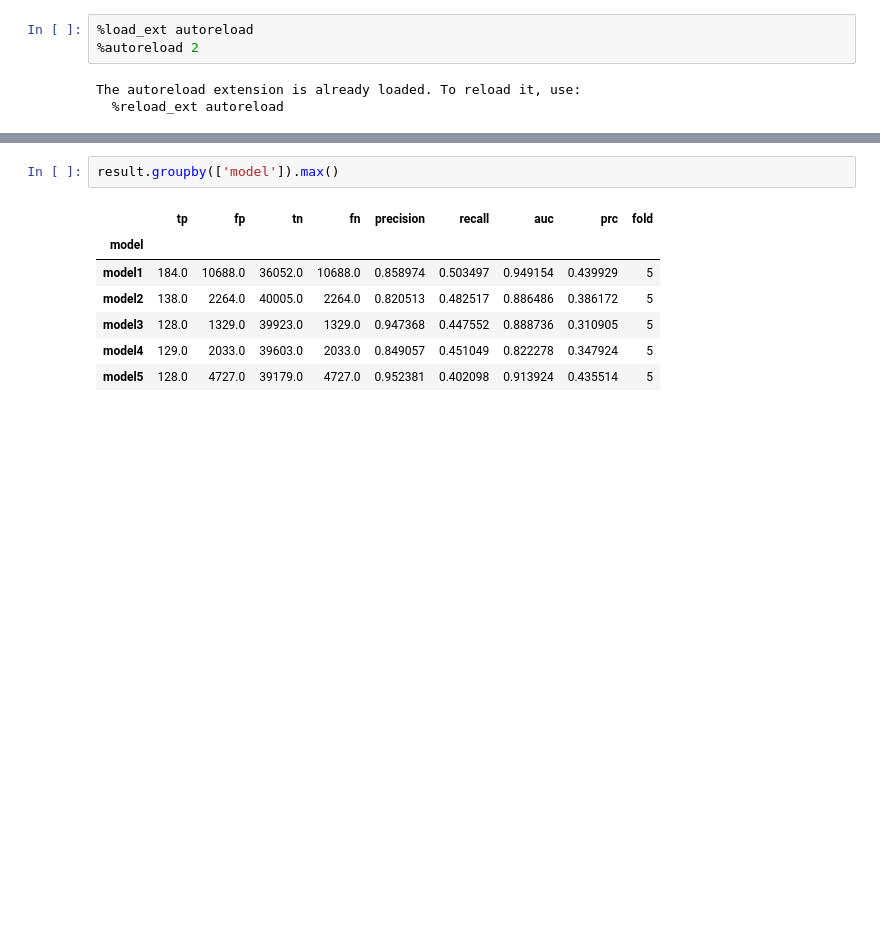
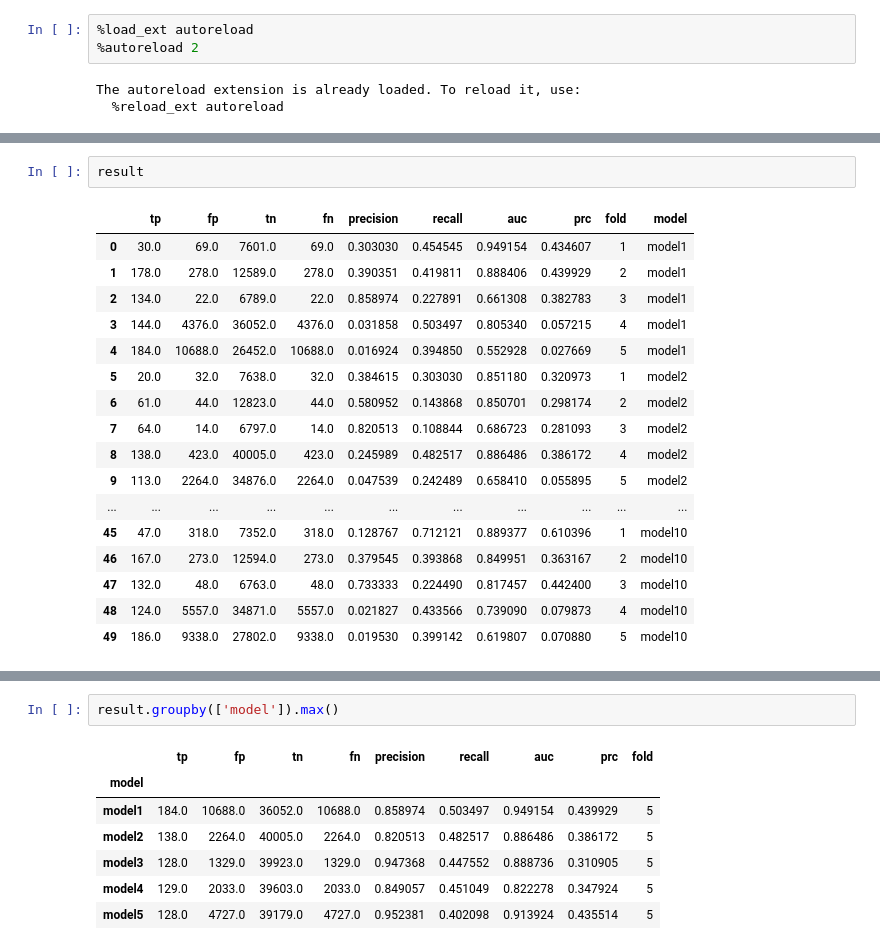
Before and after one commit to liyupeng111/2023_IRES, a Jupyter notebook: IRES_classification.ipynb, the cells around one changed output, grey strips where cells are left out. Drawn from its saved outputs; the diff is of its cells as text; blank space fills up the shorter version.

```diff
--- a/IRES_classification.ipynb
+++ b/IRES_classification.ipynb
@@ -342,3 +234,23 @@ model2
+# %%
+result
+# %% [output]
+|  | tp | fp | tn | fn | precision | recall | auc | prc | fold | model |
+| 0 | 30.0 | 69.0 | 7601.0 | 69.0 | 0.303030 | 0.454545 | 0.949154 | 0.434607 | 1 | model1 |
+| 1 | 178.0 | 278.0 | 12589.0 | 278.0 | 0.390351 | 0.419811 | 0.888406 | 0.439929 | 2 | model1 |
+| 2 | 134.0 | 22.0 | 6789.0 | 22.0 | 0.858974 | 0.227891 | 0.661308 | 0.382783 | 3 | model1 |
+| 3 | 144.0 | 4376.0 | 36052.0 | 4376.0 | 0.031858 | 0.503497 | 0.805340 | 0.057215 | 4 | model1 |
+| 4 | 184.0 | 10688.0 | 26452.0 | 10688.0 | 0.016924 | 0.394850 | 0.552928 | 0.027669 | 5 | model1 |
+| 5 | 20.0 | 32.0 | 7638.0 | 32.0 | 0.384615 | 0.303030 | 0.851180 | 0.320973 | 1 | model2 |
+| 6 | 61.0 | 44.0 | 12823.0 | 44.0 | 0.580952 | 0.143868 | 0.850701 | 0.298174 | 2 | model2 |
+| 7 | 64.0 | 14.0 | 6797.0 | 14.0 | 0.820513 | 0.108844 | 0.686723 | 0.281093 | 3 | model2 |
+| 8 | 138.0 | 423.0 | 40005.0 | 423.0 | 0.245989 | 0.482517 | 0.886486 | 0.386172 | 4 | model2 |
+| 9 | 113.0 | 2264.0 | 34876.0 | 2264.0 | 0.047539 | 0.242489 | 0.658410 | 0.055895 | 5 | model2 |
+| ... | ... | ... | ... | ... | ... | ... | ... | ... | ... | ... |
+| 45 | 47.0 | 318.0 | 7352.0 | 318.0 | 0.128767 | 0.712121 | 0.889377 | 0.610396 | 1 | model10 |
+| 46 | 167.0 | 273.0 | 12594.0 | 273.0 | 0.379545 | 0.393868 | 0.849951 | 0.363167 | 2 | model10 |
+| 47 | 132.0 | 48.0 | 6763.0 | 48.0 | 0.733333 | 0.224490 | 0.817457 | 0.442400 | 3 | model10 |
+| 48 | 124.0 | 5557.0 | 34871.0 | 5557.0 | 0.021827 | 0.433566 | 0.739090 | 0.079873 | 4 | model10 |
+| 49 | 186.0 | 9338.0 | 27802.0 | 9338.0 | 0.019530 | 0.399142 | 0.619807 | 0.070880 | 5 | model10 |
 # %%
 result.groupby(['model']).mean()
 # %% [output]
```
Also changed, not shown: parts of 7 cells of this notebook, 2 other files.
